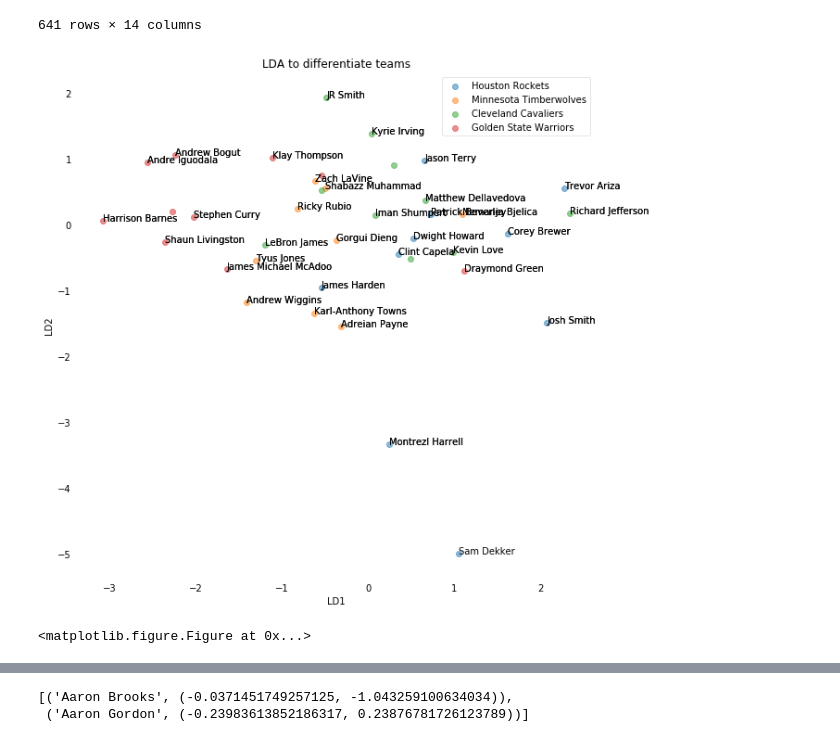
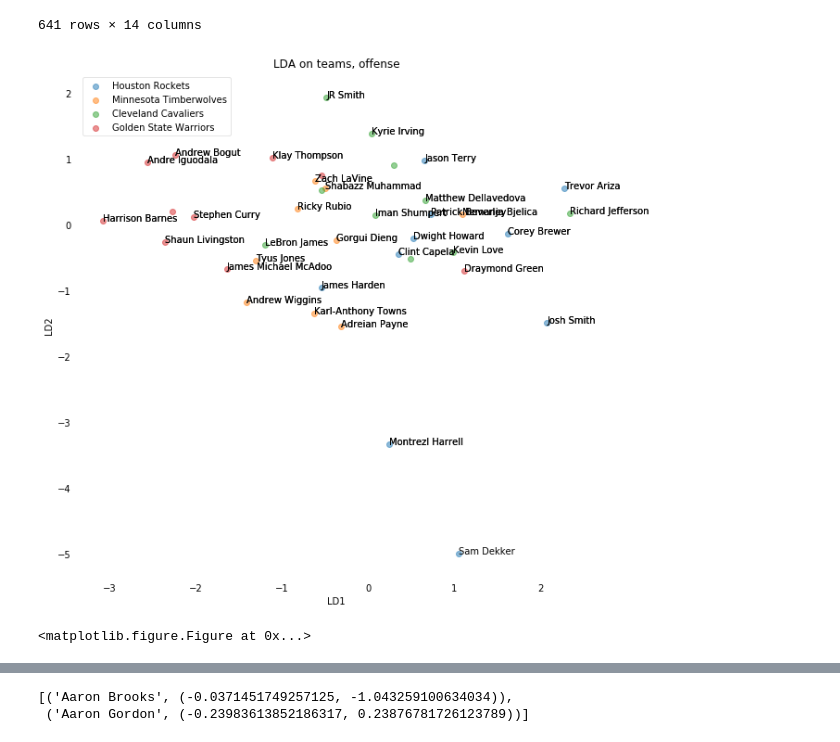
Before and after one commit to samghelms/nba_movement_analysis, a Jupyter notebook: lda analysis.ipynb, the cells around one changed output, grey strips where cells are left out. Cells and saved outputs as stored; diff of their text form; code cells hidden in the pictures.

```diff
--- a/lda analysis.ipynb
+++ b/lda analysis.ipynb
@@ -84,7 +84,7 @@ mat_of_norm = mat_of.div(mat_of.sum(axis=1), axis=0)
 from sklearn.discriminant_analysis import LinearDiscriminantAnalysis as LDA
 
 # LDA
-sklearn_lda = LDA(n_components=10)
+sklearn_lda = LDA(n_components=14)
 
 X_lda_sklearn = sklearn_lda.fit_transform(mat_of_norm.as_matrix(), team_ids)
 # %%
@@ -101,7 +101,7 @@ def plot_scikit_lda(X, y, title, labels, label_dict, ax, ids_subset, players_sub
     plt.xlabel('LD1')
     plt.ylabel('LD2')
 
-    leg = plt.legend(loc='upper right', fancybox=True)
+    leg = plt.legend(loc='upper left', fancybox=True)
     leg.get_frame().set_alpha(0.5)
     plt.title(title)
 
@@ -129,7 +129,10 @@ filter_ps = ['Ian Clark', 'Marreese Speights', 'Timofey Mozgov', 'Tristan Thomps
 for p in players_cavs+players_mn+players_tx+players_sf:
     if p in filter_ps:
         continue
-    i = player.index(p)
+    try:
+        i = player.index(p)
+    except:
+        None
     d = X_lda_sklearn[i]
     x = d[0]
     y = d[1] * -1
@@ -138,12 +141,12 @@ for p in players_cavs+players_mn+players_tx+players_sf:
 # %%
 # plt.grid()
 fig, ax = plt.subplots(1, 1, figsize=(10,10))
-plot_scikit_lda(X_lda_sklearn, pd.Series(team_ids), "LDA to differentiate teams", set(team_ids),
+plot_scikit_lda(X_lda_sklearn, pd.Series(team_ids), "LDA on teams, offense", set(team_ids),
                 labels, ax, [25, 3, 29, 12], selected_players_locs)
 plt.show()
-plt.savefig('report/LDA_players_teams.png')
+plt.savefig('report/LDA_players_teams_offense.png')
 # %% [output]
-[figure, old version]
+[figure, new version]
 <matplotlib.figure.Figure at 0x...>
 # %%
 list(player).index('James Harden')
```
Also changed, not shown: parts of 1 cell of this notebook, 3 other files.
